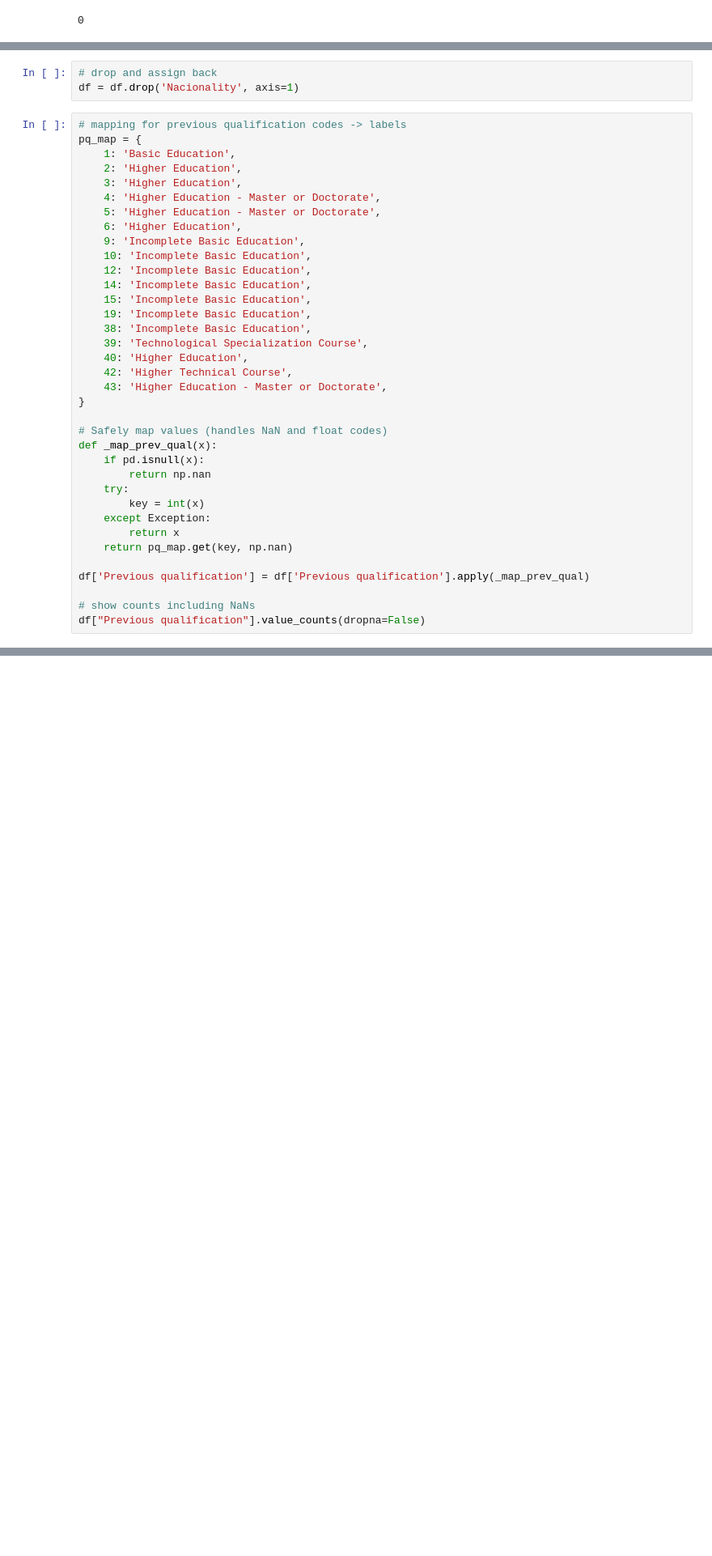
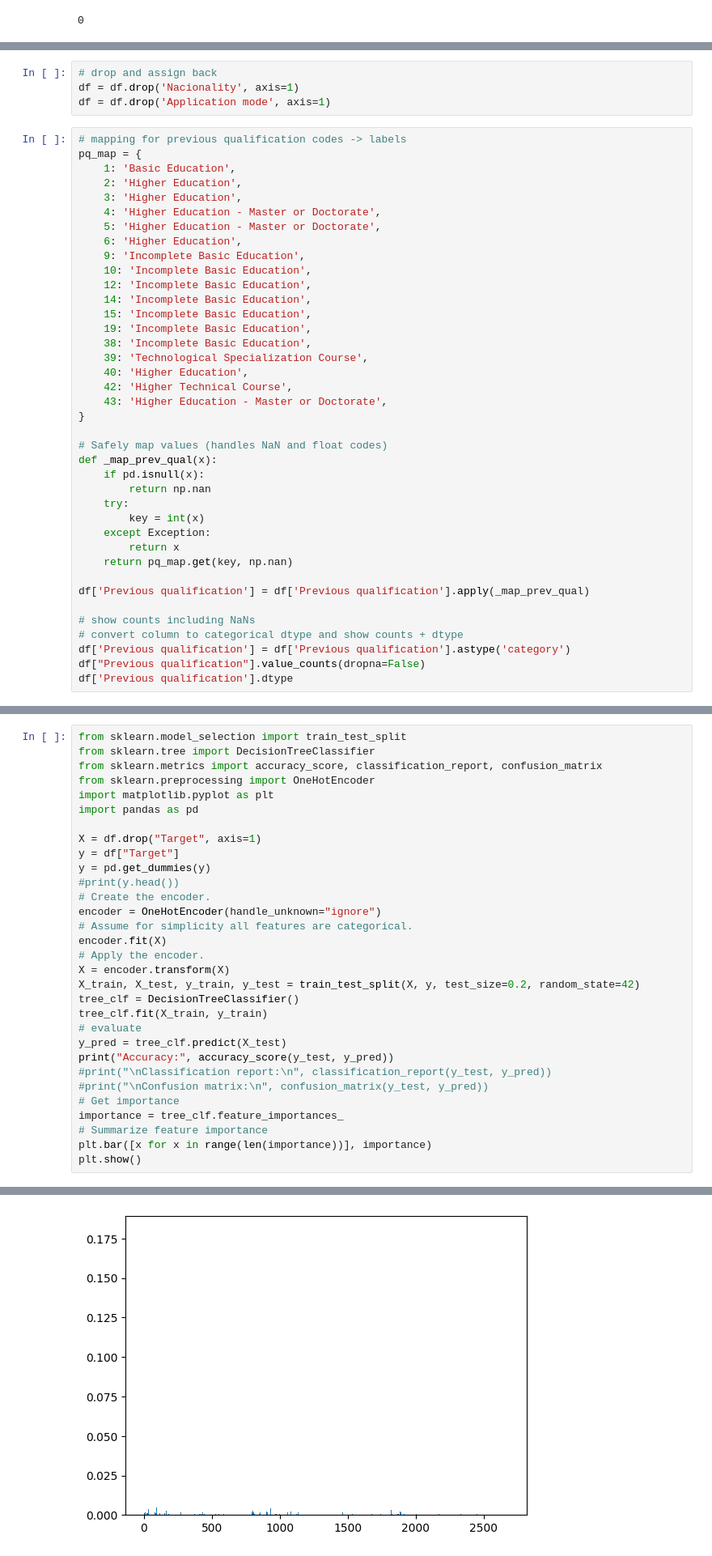
Before and after one commit to m-nader/FYS-STK4155-group14, a Jupyter notebook: project_3/Code/adjust_data.ipynb, the cells around one changed output, grey strips where cells are left out. Shown: that part at 81% size. Cells and saved outputs as stored; diff of their text form; blank space fills up the shorter version.

```diff
--- a/project_3/Code/adjust_data.ipynb
+++ b/project_3/Code/adjust_data.ipynb
@@ -86,6 +86,7 @@ plt.show()
 # %%
 # drop and assign back
 df = df.drop('Nacionality', axis=1)
+df = df.drop('Application mode', axis=1)
 # %%
 # mapping for previous qualification codes -> labels
 pq_map = {
@@ -121,5 +122,8 @@ def _map_prev_qual(x):
 df['Previous qualification'] = df['Previous qualification'].apply(_map_prev_qual)
 
 # show counts including NaNs
+# convert column to categorical dtype and show counts + dtype
+df['Previous qualification'] = df['Previous qualification'].astype('category')
 df["Previous qualification"].value_counts(dropna=False)
+df['Previous qualification'].dtype
 # %% [output]
@@ -260,0 +490,32 @@ Name: count, dtype: int64
+# %%
+from sklearn.model_selection import train_test_split
+from sklearn.tree import DecisionTreeClassifier
+from sklearn.metrics import accuracy_score, classification_report, confusion_matrix
+from sklearn.preprocessing import OneHotEncoder
+import matplotlib.pyplot as plt
+import pandas as pd
+
+X = df.drop("Target", axis=1)
+y = df["Target"]
+y = pd.get_dummies(y)
+#print(y.head())
+# Create the encoder.
+encoder = OneHotEncoder(handle_unknown="ignore")
+# Assume for simplicity all features are categorical.
+encoder.fit(X)
+# Apply the encoder.
+X = encoder.transform(X)
+X_train, X_test, y_train, y_test = train_test_split(X, y, test_size=0.2, random_state=42)
+tree_clf = DecisionTreeClassifier()
+tree_clf.fit(X_train, y_train)
+# evaluate
+y_pred = tree_clf.predict(X_test)
+print("Accuracy:", accuracy_score(y_test, y_pred))
+#print("\nClassification report:\n", classification_report(y_test, y_pred))
+#print("\nConfusion matrix:\n", confusion_matrix(y_test, y_pred))
+# Get importance
+importance = tree_clf.feature_importances_
+# Summarize feature importance
+plt.bar([x for x in range(len(importance))], importance)
+plt.show()
+# %% [output]
@@ -260,0 +523 @@ Name: count, dtype: int64
+[figure, added]
```
Also changed, not shown: parts of 8 cells of this notebook.
